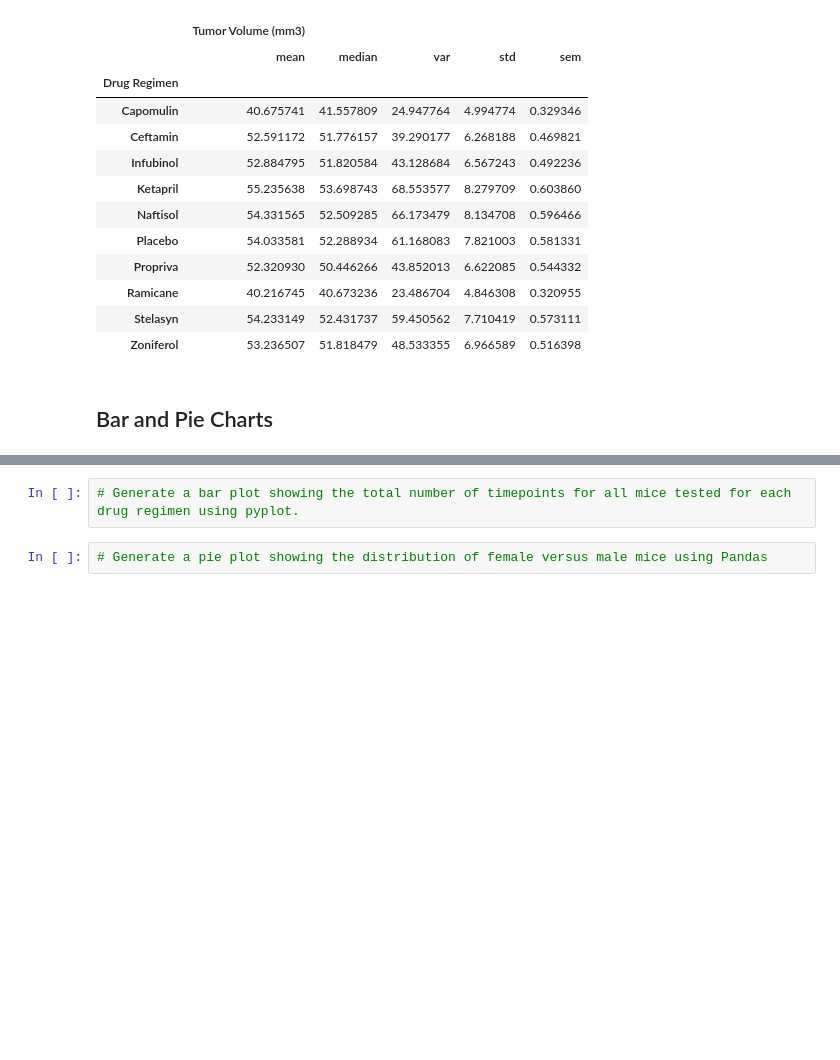
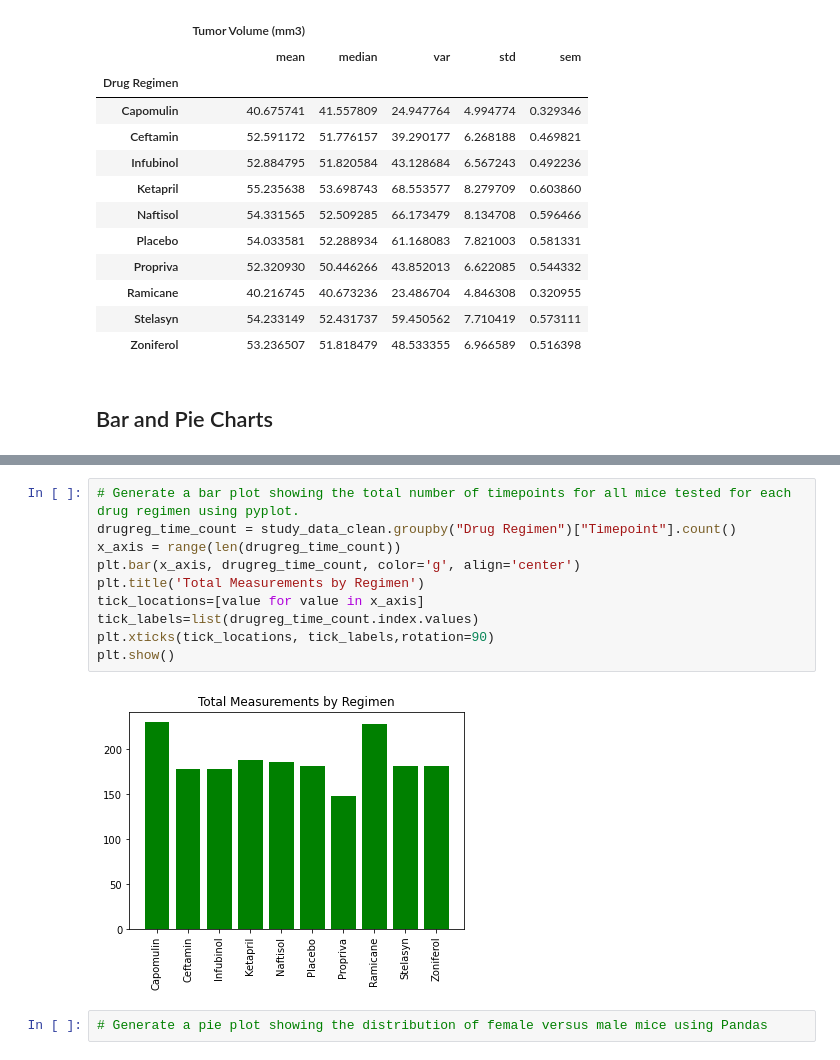
Before and after one commit to migheljackson/matplotlib-challenge, a Jupyter notebook: pymaceuticals_starter.ipynb, the cells around one changed output, grey strips where cells are left out. Drawn from its saved outputs; the diff is of its cells as text; blank space fills up the shorter version.

```diff
--- a/pymaceuticals_starter.ipynb
+++ b/pymaceuticals_starter.ipynb
@@ -214,5 +233,15 @@ drugreg_stats_agg
 # %%
 # Generate a bar plot showing the total number of timepoints for all mice tested for each drug regimen using pyplot.
+drugreg_time_count = study_data_clean.groupby("Drug Regimen")["Timepoint"].count()
+x_axis = range(len(drugreg_time_count))
+plt.bar(x_axis, drugreg_time_count, color='g', align='center')
+plt.title('Total Measurements by Regimen')
+tick_locations=[value for value in x_axis]
+tick_labels=list(drugreg_time_count.index.values)
+plt.xticks(tick_locations, tick_labels,rotation=90)
+plt.show()
+# %% [output]
+[figure, added]
 # %%
 # Generate a pie plot showing the distribution of female versus male mice using Pandas
 # %%
```
Also changed, not shown: parts of 3 cells of this notebook.
